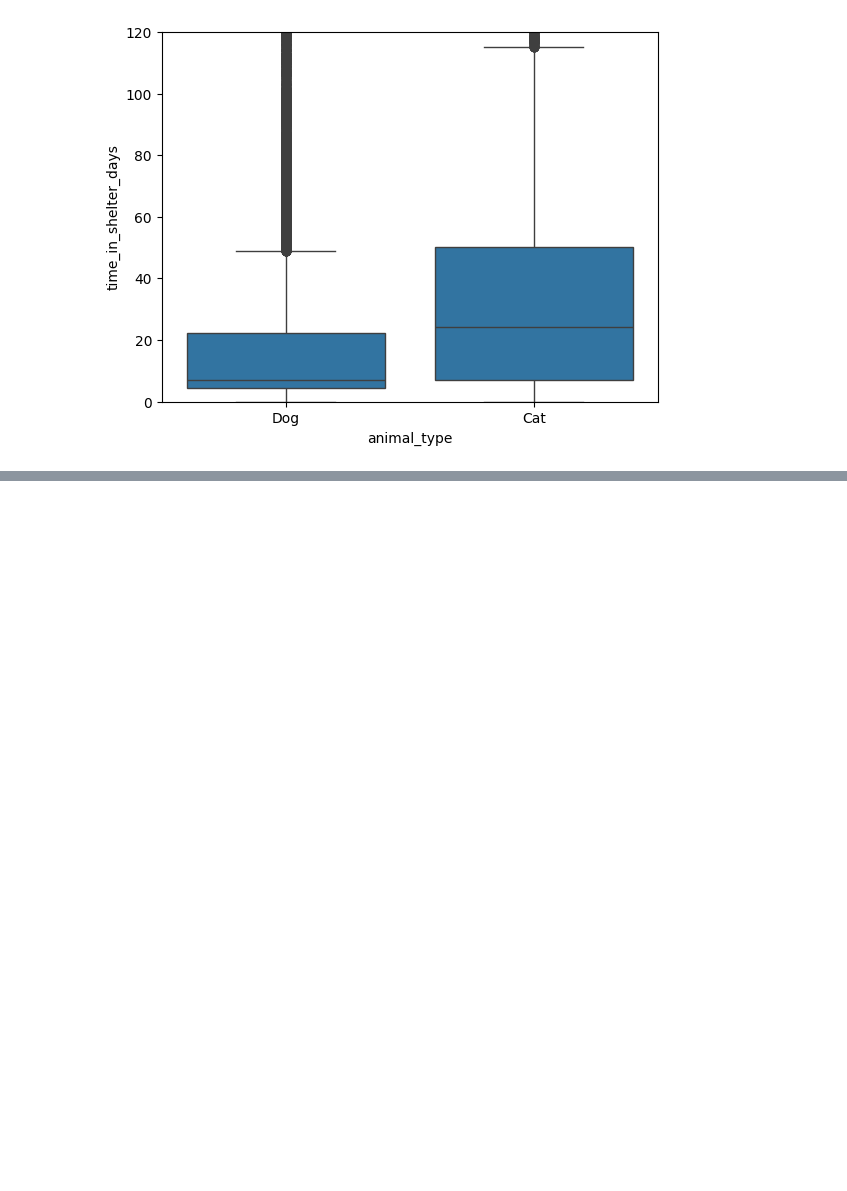
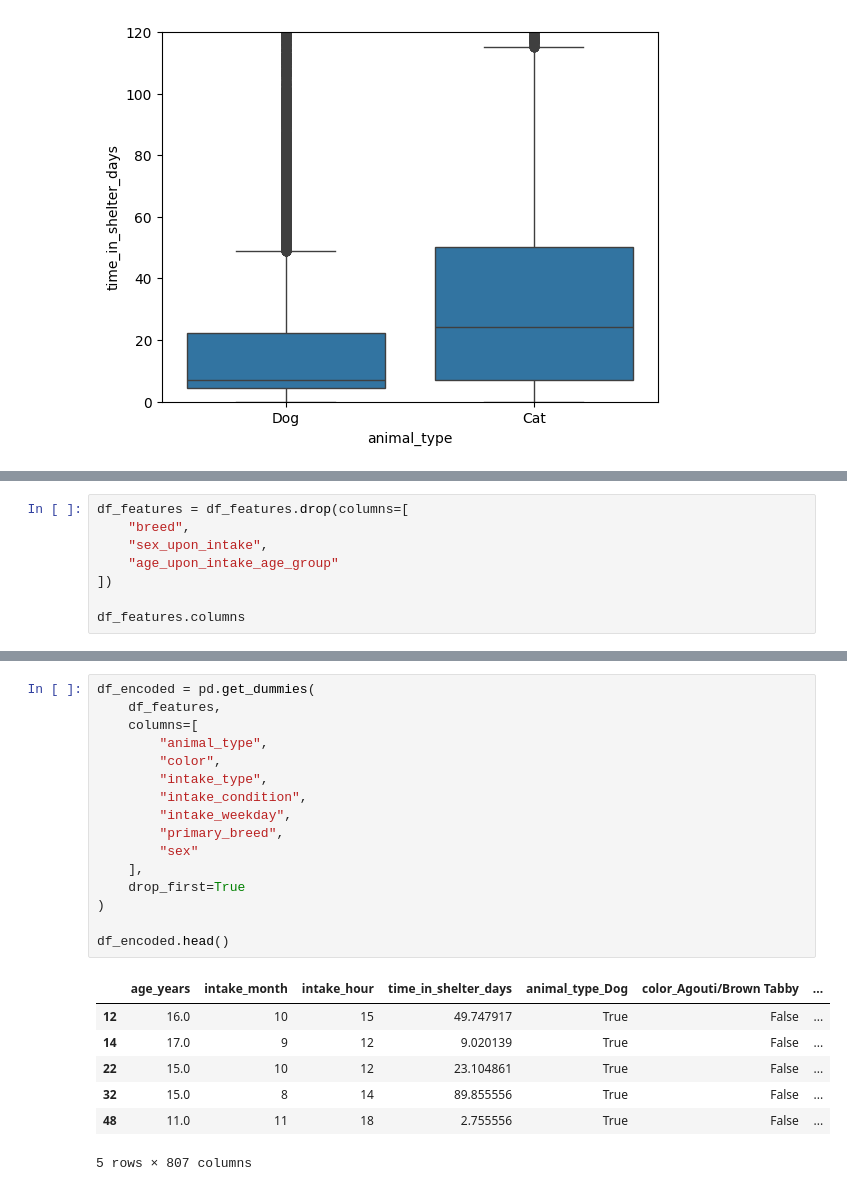
Before and after one commit to mark011062/Austin-Pet-Adoption, a Jupyter notebook: notebooks/01_data_exploration.ipynb, the cells around one changed output, grey strips where cells are left out. Drawn from its saved outputs; the diff is of its cells as text; blank space fills up the shorter version.

```diff
--- a/notebooks/01_data_exploration.ipynb
+++ b/notebooks/01_data_exploration.ipynb
@@ -106,0 +194,8 @@ plt.show()
+# %%
+df_features = df_features.drop(columns=[
+    "breed",
+    "sex_upon_intake",
+    "age_upon_intake_age_group"
+])
+
+df_features.columns
@@ -106,0 +222,24 @@ plt.show()
+# %%
+df_encoded = pd.get_dummies(
+    df_features,
+    columns=[
+        "animal_type",
+        "color",
+        "intake_type",
+        "intake_condition",
+        "intake_weekday",
+        "primary_breed",
+        "sex"
+    ],
+    drop_first=True
+)
+
+df_encoded.head()
+# %% [output]
+|  | age_years | intake_month | intake_hour | time_in_shelter_days | animal_type_Dog | color_Agouti/Brown Tabby | ... |
+| 12 | 16.0 | 10 | 15 | 49.747917 | True | False | ... |
+| 14 | 17.0 | 9 | 12 | 9.020139 | True | False | ... |
+| 22 | 15.0 | 10 | 12 | 23.104861 | True | False | ... |
+| 32 | 15.0 | 8 | 14 | 89.855556 | True | False | ... |
+| 48 | 11.0 | 11 | 18 | 2.755556 | True | False | ... |
+5 rows × 807 columns
```
Also changed, not shown: parts of 13 cells of this notebook, 12 other files.
